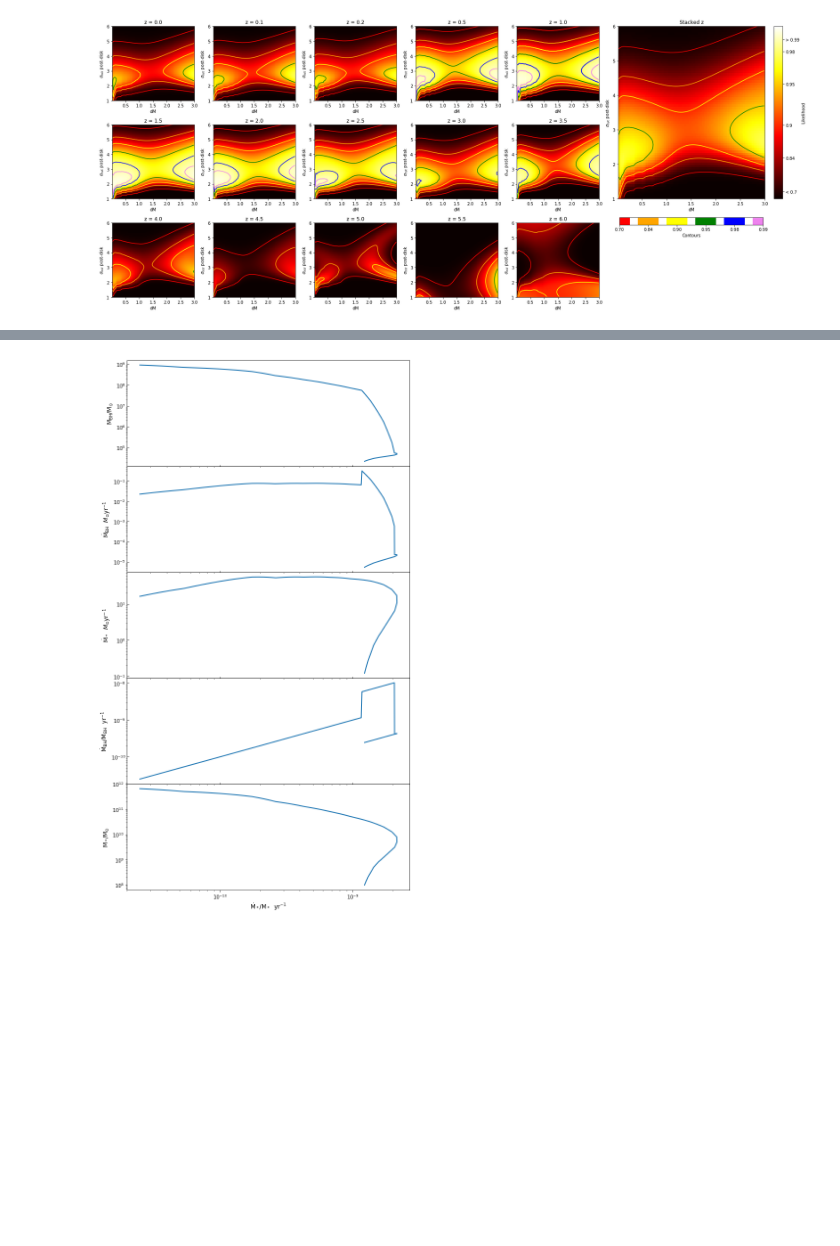
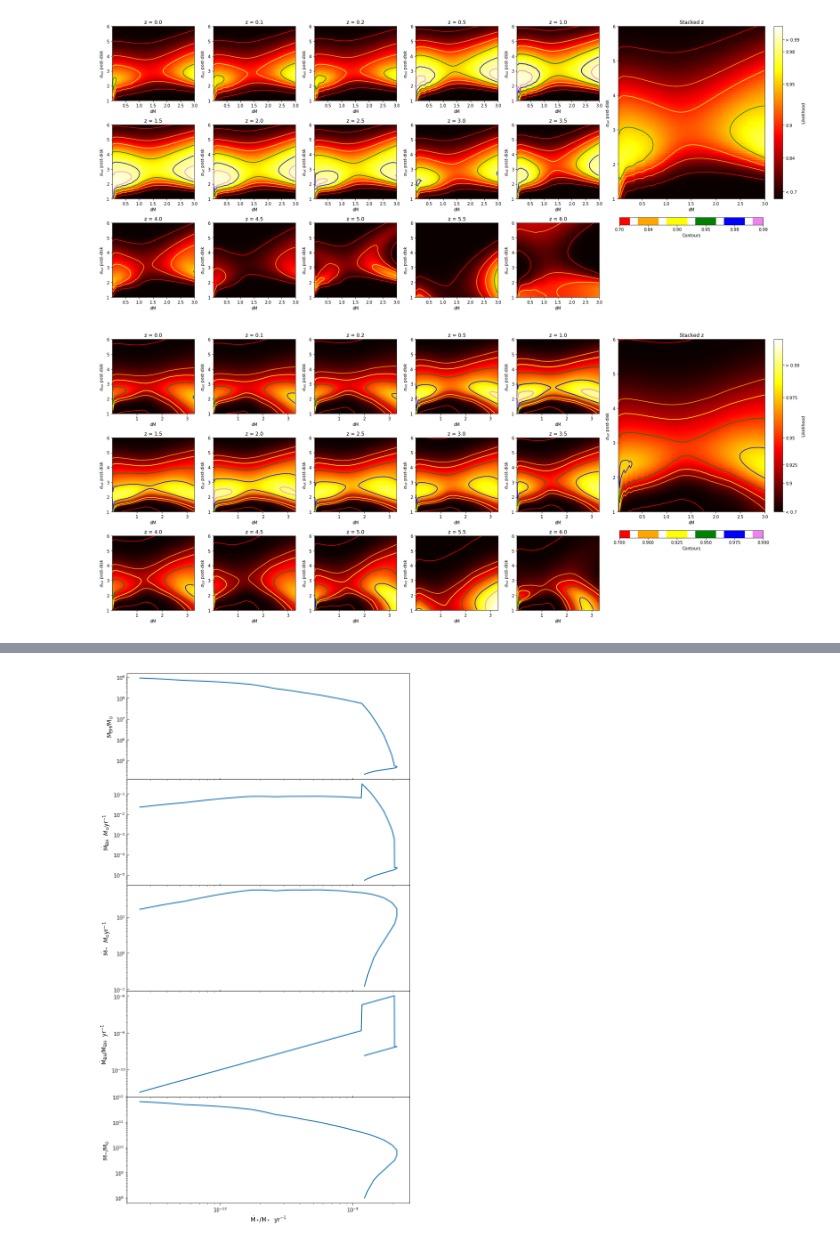
Before and after one commit to megantillman/get_QLF, a Jupyter notebook: paper_plots.ipynb, the cells around one changed output, grey strips where cells are left out. Saved outputs shown, nothing was run; the diff lists cells and outputs as text; code cells hidden in the pictures; blank space fills up the shorter version.

```diff
--- a/paper_plots.ipynb
+++ b/paper_plots.ipynb
@@ -407,6 +383,81 @@ plt.tight_layout()
 plt.savefig('paper-plots/chi2_grid_2param.pdf')
 # %% [output]
 [figure]
+# %%
+plt.close()
+
+ticks = [0.70,0.90,0.925,0.95,0.975,0.99]
+ticklabels = [str(i) for i in ticks]
+ticklabels[0] = '< '+ticklabels[0]
+ticklabels[-1] = '> '+ticklabels[-1]
+
+gridcmap = 'hot'
+contcmap = 'Pastel1'
+contmin = 0.7
+colors = ['red','orange','yellow','green','blue','violet']
+gam=8
+
+f = h5py.File("QUEST/data/chi2_2equiweight.h5py", "r")
+dM = f['dM'][:]
+siglnX2 = f['siglnX2'][:]
+f.close()
+
+extent = [dM[0], dM[-1], siglnX2[-1], siglnX2[0]]
+
+totpoints = 732
+
+fig = plt.figure(figsize=(24,10))
+gs = gridspec.GridSpec(3, 7)
+stack = np.zeros((len(dM), len(dM)))
+zlist = [0.0, 0.1, 0.2, 0.5, 1.0, 1.5, 2.0, 2.5, 3.0, 3.5, 4.0, 4.5, 5.0, 5.5, 6.0]
+for z, i, j in zip(zlist,[0,0,0,0,0,1,1,1,1,1,2,2,2,2,2],[0,1,2,3,4,0,1,2,3,4,0,1,2,3,4]):
+
+
+    xa, ya, yerr = grab_obs(z)
+    num_obs = len(xa)
+    f = h5py.File("QUEST/data/chi2_2equiweight.h5py", "r")
+    grid2d = np.transpose(f['z='+str(z)+'/chi2_grid'][:])
+    numob = f['z='+str(z)+'/#_observation'][:][0]
+    f.close()
+
+    maxval = max(map(max, grid2d))
+
+    ax = fig.add_subplot(gs[i, j])
+    img = ax.imshow(np.e**(-grid2d/maxval), cmap = gridcmap, interpolation = 'nearest', aspect='auto', extent = extent, norm=matplotlib.colors.PowerNorm(gamma=gam), vmin = .5, vmax = 1)
+    ax.set_ylabel(r'$\sigma_{\ln{X}}$ post-disk')
+    ax.set_xlabel('dM')
+    ax.axis([0.01,3.3,1,6])
+    ax.set_title('z = '+str(z))
+    plt.contour(np.e**(-grid2d/maxval), colors=colors, extent = extent, origin = 'image', levels=ticks)
+    if z == 1.0:
+        cont1 = plt.contour(np.e**(-grid2d/maxval), colors=colors, extent = extent, origin = 'image', levels=ticks)
+
+    stack += np.e**(-grid2d/maxval) * (numob/totpoints)
+
+
+
+ax1 = fig.add_subplot(gs[0:2,5:])
+
+total = ax1.imshow(stack, cmap = gridcmap, interpolation = 'nearest', aspect='auto', extent = extent, norm=matplotlib.colors.PowerNorm(gamma=gam), vmin = .5, vmax = 1)
+ax1.set_ylabel(r'$\sigma_{\ln{X}}$ post-disk')
+ax1.set_xlabel('dM')
+ax1.axis([0.01,3,1,6])
+ax1.set_title('Stacked z')
+
+
+cbar = plt.colorbar(total, label=r'Likelihood', pad = 0.05, ticks = ticks)
+cbar.ax.set_yticklabels(ticklabels)
+cont = ax1.contour(stack, colors=colors, extent = extent, origin = 'image', levels=ticks)
+axx1 = plt.axes([.73, .3, .2, .025])
+cbar = plt.colorbar(cont1, cax = axx1, ticks = ticks, orientation='horizontal', label='Contours')
+
+lines = cbar.ax.get_children()[0]
+lines.set_linewidths([50]*len(lines.get_linewidths()))
+
+plt.tight_layout()
+plt.savefig('plots/paper-plots/chi2_2equiweight.pdf')
+# %% [output]
+[figure, added]
 # %%
 fig = plt.figure(figsize=(20,10))
 gs = gridspec.GridSpec(2, 4)
```
Also changed, not shown: parts of 7 cells of this notebook, 24 other files.
